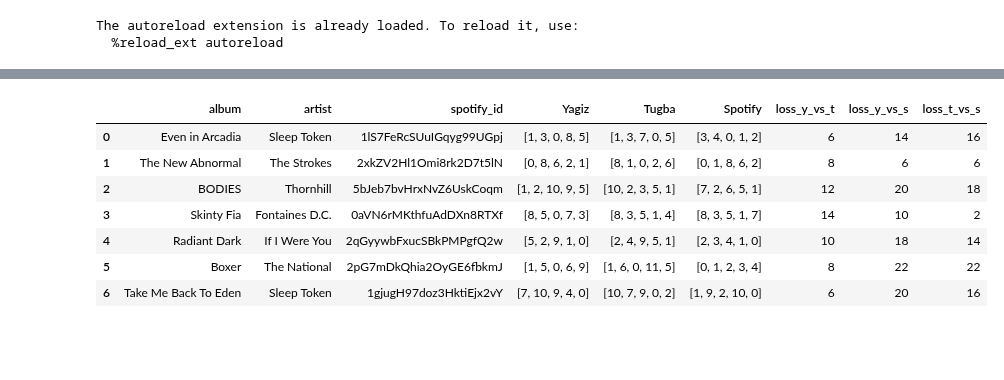
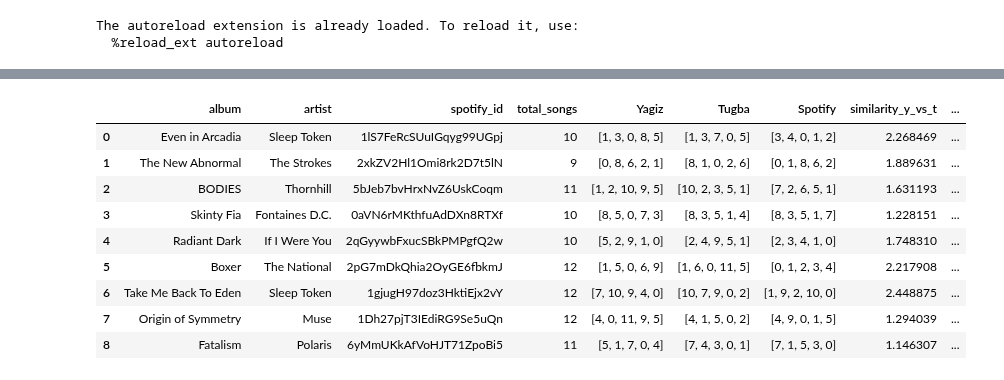
Before and after one commit to tugbatumer/album_ranking, a Jupyter notebook: album_ranking.ipynb, the cells around one changed output, grey strips where cells are left out. Saved outputs shown, nothing was run; the diff lists cells and outputs as text; code cells hidden in the pictures; blank space fills up the shorter version.

```diff
--- a/album_ranking.ipynb
+++ b/album_ranking.ipynb
@@ -60,12 +60,42 @@ rankings = [
         'Yagiz': [7, 10, 9, 4, 0],
         'Tugba': [10, 7, 9, 0, 2],
     },
+    {
+        'album': 'Origin of Symmetry',
+        'artist': 'Muse',
+        'spotify_id': '1Dh27pjT3IEdiRG9Se5uQn',
+        'Yagiz': [4, 0, 11, 9, 5],
+        'Tugba': [4, 1, 5, 0, 2],
+    },
+    {
+        'album': 'Fatalism',
+        'artist': 'Polaris',
+        'spotify_id': '6yMmUKkAfVoHJT71ZpoBi5',
+        'Yagiz': [5, 1, 7, 0, 4],
+        'Tugba': [7, 4, 3, 0, 1],
+    },
 ]
 
 ranking_df = pd.DataFrame(rankings)
 # %%
 ranking_loss_df = compute_ranking_losses_extended(ranking_df)
 ranking_loss_df = extend_df_with_spotify(ranking_loss_df)
-ranking_loss_df = ranking_loss_df[['album', 'artist', 'spotify_id', 'Yagiz', 'Tugba', 'Spotify', 'loss_y_vs_t', 'loss_y_vs_s', 'loss_t_vs_s']]
-ranking_loss_df
+
+with open('baseline_loss_stats.json') as f:
+    baseline_stats = json.load(f)
+
+for col in ['y_vs_t', 'y_vs_s', 't_vs_s']:
+    loss_col = f'loss_{col}'
+    sim_col = f'similarity_{col}'
+    ranking_loss_df[sim_col] = ranking_loss_df.apply(
+        lambda row: compute_similarity_score(row[loss_col], baseline_stats, row['total_songs']), axis=1
+    )
+
+similarity_df = ranking_loss_df[[
+    'album', 'artist', 'spotify_id', 'total_songs',
+    'Yagiz', 'Tugba', 'Spotify',
+    'similarity_y_vs_t', 'similarity_y_vs_s', 'similarity_t_vs_s'
+]]
+
+similarity_df
 # %% [output]
@@ -74,9 +106,11 @@ WARNING:root:Your application has reached a rate/request limit. Retry will occur
-|  | album | artist | spotify_id | Yagiz | Tugba | Spotify | loss_y_vs_t | loss_y_vs_s | loss_t_vs_s |
-| 0 | Even in Arcadia | Sleep Token | 1lS7FeRcSUuIGqyg99UGpj | [1, 3, 0, 8, 5] | [1, 3, 7, 0, 5] | [3, 4, 0, 1, 2] | 6 | 14 | 16 |
-| 1 | The New Abnormal | The Strokes | 2xkZV2Hl1Omi8rk2D7t5lN | [0, 8, 6, 2, 1] | [8, 1, 0, 2, 6] | [0, 1, 8, 6, 2] | 8 | 6 | 6 |
-| 2 | BODIES | Thornhill | 5bJeb7bvHrxNvZ6UskCoqm | [1, 2, 10, 9, 5] | [10, 2, 3, 5, 1] | [7, 2, 6, 5, 1] | 12 | 20 | 18 |
-| 3 | Skinty Fia | Fontaines D.C. | 0aVN6rMKthfuAdDXn8RTXf | [8, 5, 0, 7, 3] | [8, 3, 5, 1, 4] | [8, 3, 5, 1, 7] | 14 | 10 | 2 |
-| 4 | Radiant Dark | If I Were You | 2qGyywbFxucSBkPMPgfQ2w | [5, 2, 9, 1, 0] | [2, 4, 9, 5, 1] | [2, 3, 4, 1, 0] | 10 | 18 | 14 |
-| 5 | Boxer | The National | 2pG7mDkQhia2OyGE6fbkmJ | [1, 5, 0, 6, 9] | [1, 6, 0, 11, 5] | [0, 1, 2, 3, 4] | 8 | 22 | 22 |
-| 6 | Take Me Back To Eden | Sleep Token | 1gjugH97doz3HktiEjx2vY | [7, 10, 9, 4, 0] | [10, 7, 9, 0, 2] | [1, 9, 2, 10, 0] | 6 | 20 | 16 |
+|  | album | artist | spotify_id | total_songs | Yagiz | Tugba | Spotify | similarity_y_vs_t | ... |
+| 0 | Even in Arcadia | Sleep Token | 1lS7FeRcSUuIGqyg99UGpj | 10 | [1, 3, 0, 8, 5] | [1, 3, 7, 0, 5] | [3, 4, 0, 1, 2] | 2.268469 | ... |
+| 1 | The New Abnormal | The Strokes | 2xkZV2Hl1Omi8rk2D7t5lN | 9 | [0, 8, 6, 2, 1] | [8, 1, 0, 2, 6] | [0, 1, 8, 6, 2] | 1.889631 | ... |
+| 2 | BODIES | Thornhill | 5bJeb7bvHrxNvZ6UskCoqm | 11 | [1, 2, 10, 9, 5] | [10, 2, 3, 5, 1] | [7, 2, 6, 5, 1] | 1.631193 | ... |
+| 3 | Skinty Fia | Fontaines D.C. | 0aVN6rMKthfuAdDXn8RTXf | 10 | [8, 5, 0, 7, 3] | [8, 3, 5, 1, 4] | [8, 3, 5, 1, 7] | 1.228151 | ... |
+| 4 | Radiant Dark | If I Were You | 2qGyywbFxucSBkPMPgfQ2w | 10 | [5, 2, 9, 1, 0] | [2, 4, 9, 5, 1] | [2, 3, 4, 1, 0] | 1.748310 | ... |
+| 5 | Boxer | The National | 2pG7mDkQhia2OyGE6fbkmJ | 12 | [1, 5, 0, 6, 9] | [1, 6, 0, 11, 5] | [0, 1, 2, 3, 4] | 2.217908 | ... |
+| 6 | Take Me Back To Eden | Sleep Token | 1gjugH97doz3HktiEjx2vY | 12 | [7, 10, 9, 4, 0] | [10, 7, 9, 0, 2] | [1, 9, 2, 10, 0] | 2.448875 | ... |
+| 7 | Origin of Symmetry | Muse | 1Dh27pjT3IEdiRG9Se5uQn | 12 | [4, 0, 11, 9, 5] | [4, 1, 5, 0, 2] | [4, 9, 0, 1, 5] | 1.294039 | ... |
+| 8 | Fatalism | Polaris | 6yMmUKkAfVoHJT71ZpoBi5 | 11 | [5, 1, 7, 0, 4] | [7, 4, 3, 0, 1] | [7, 1, 5, 3, 0] | 1.146307 | ... |
 # %%
```
Also changed, not shown: parts of 4 cells of this notebook, 12 other files.
